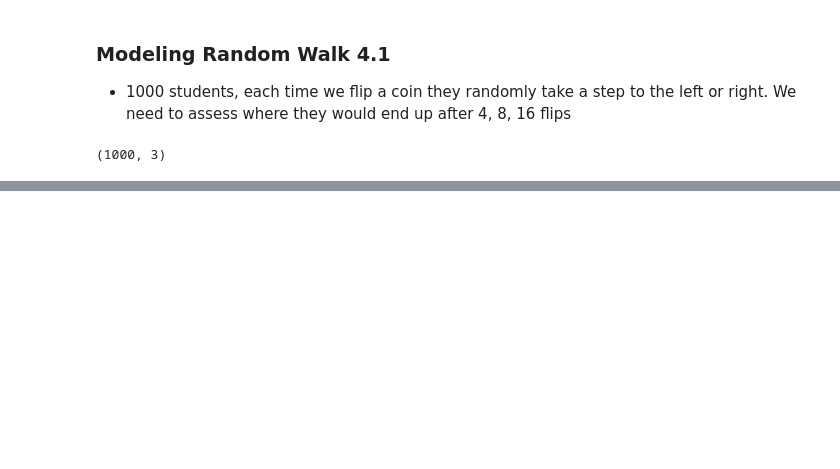
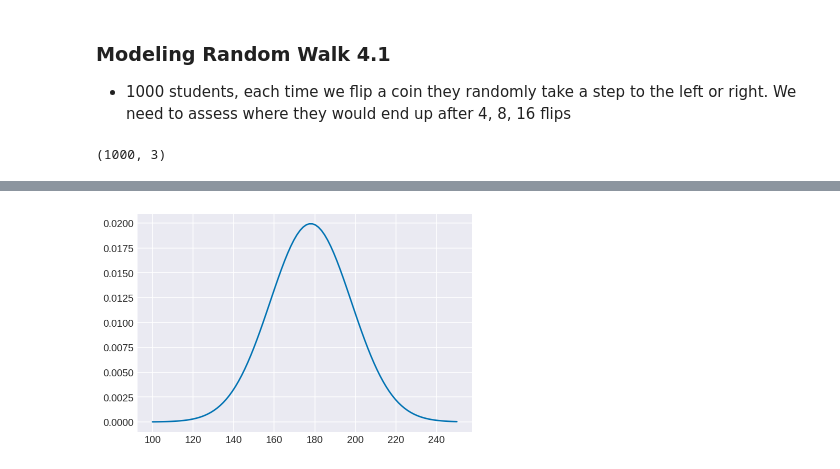
Before and after one commit to svats2k/statrethinking_winter2019, a Jupyter notebook: chapters/chapter4_pymc3.ipynb, the cells around one changed output, grey strips where cells are left out. Saved outputs shown, nothing was run; the diff lists cells and outputs as text; code cells hidden in the pictures; blank space fills up the shorter version.

```diff
--- a/chapters/chapter4_pymc3.ipynb
+++ b/chapters/chapter4_pymc3.ipynb
@@ -53,0 +82,6 @@ for idx, step in enumerate(steps):
+# %%
+# Plotting density between 2 points to simulate sample mean
+x = np.linspace(100,250,100)
+plt.plot(x, stats.norm.pdf(x, 178,20));
+# %% [output]
+[figure, added]
```
Also changed, not shown: parts of 10 cells of this notebook.
